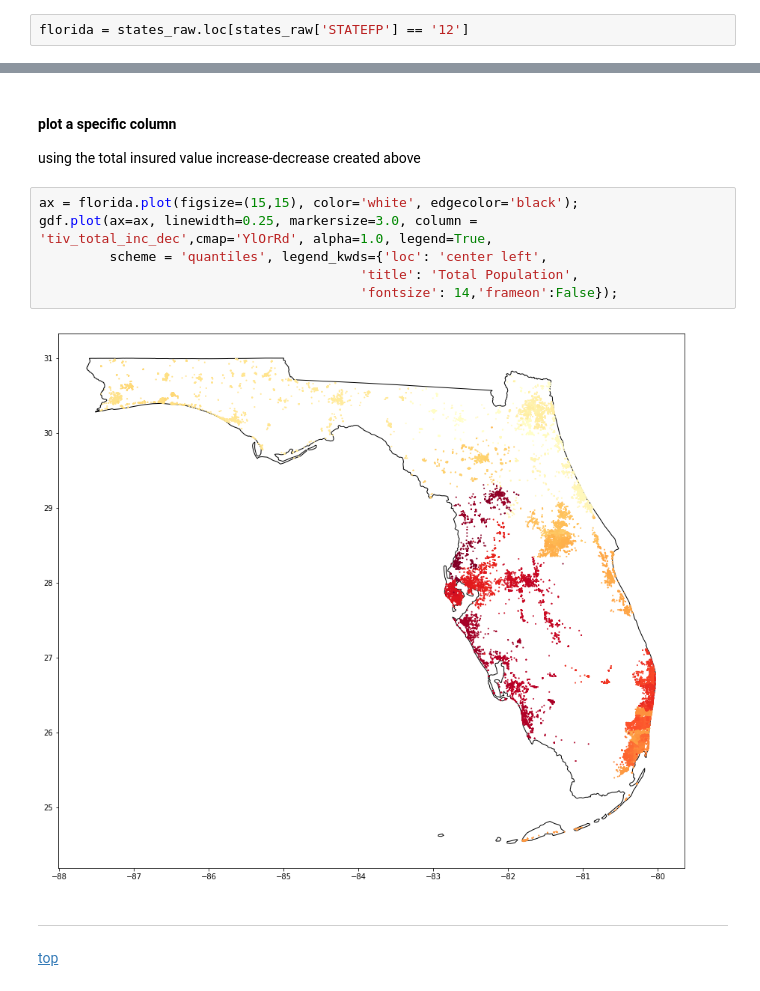
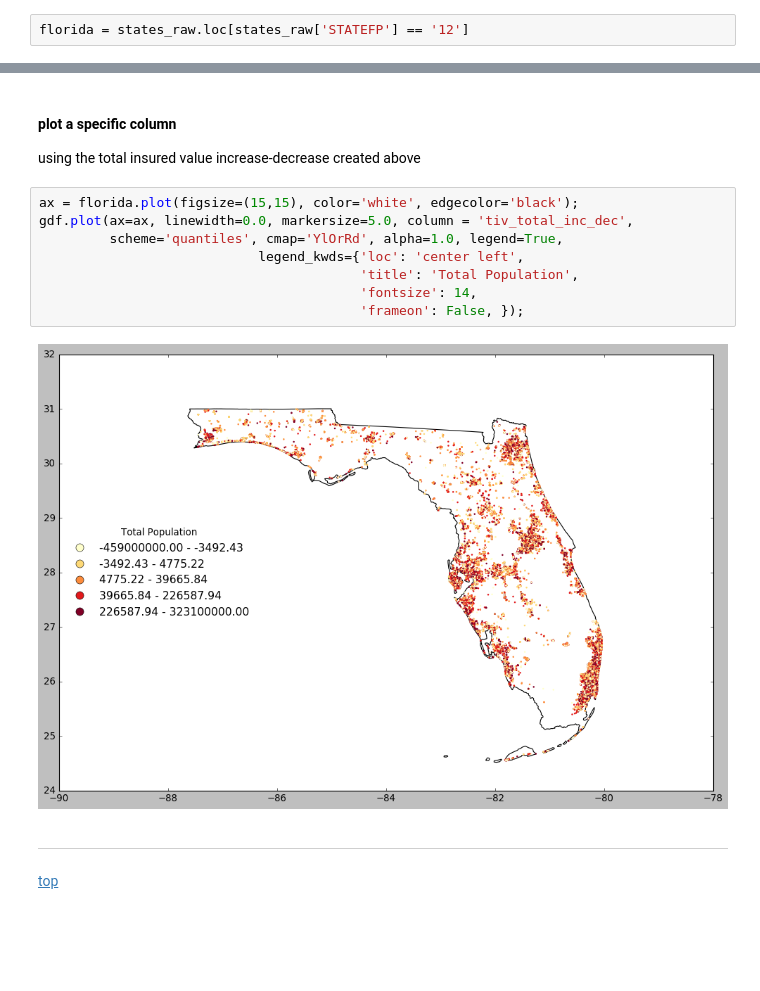
Before and after one commit to MarkCruse/geopandas-101, a Jupyter notebook: geopandas-101.ipynb, the cells around one changed output, grey strips where cells are left out. Drawn from its saved outputs; the diff is of its cells as text; blank space fills up the shorter version.

```diff
--- a/geopandas-101.ipynb
+++ b/geopandas-101.ipynb
@@ -796,15 +773,17 @@ gdf.plot(ax=ax, linewidth=0.25, edgecolor='white', markersize=3.0, alpha=0.5, co
 # %% [markdown]
-
+<a id='plot_column'></a>
 #### plot a specific column
 using the total insured value increase-decrease created above
 # %%
 ax = florida.plot(figsize=(15,15), color='white', edgecolor='black');
-gdf.plot(ax=ax, linewidth=0.25, markersize=3.0, column = 'tiv_total_inc_dec',cmap='YlOrRd', alpha=1.0, legend=True,
-         scheme = 'quantiles', legend_kwds={'loc': 'center left',
+gdf.plot(ax=ax, linewidth=0.0, markersize=5.0, column = 'tiv_total_inc_dec',
+         scheme='quantiles', cmap='YlOrRd', alpha=1.0, legend=True,
+                            legend_kwds={'loc': 'center left',
                                          'title': 'Total Population',
-                                         'fontsize': 14,'frameon':False});
+                                         'fontsize': 14,
+                                         'frameon': False, });
 # %% [output]
-[figure, old version]
+[figure, new version]
 # %% [markdown]
 ***
 [top](#Table-of-Contents)
```
Also changed, not shown: parts of 71 cells of this notebook, 2 other files.
